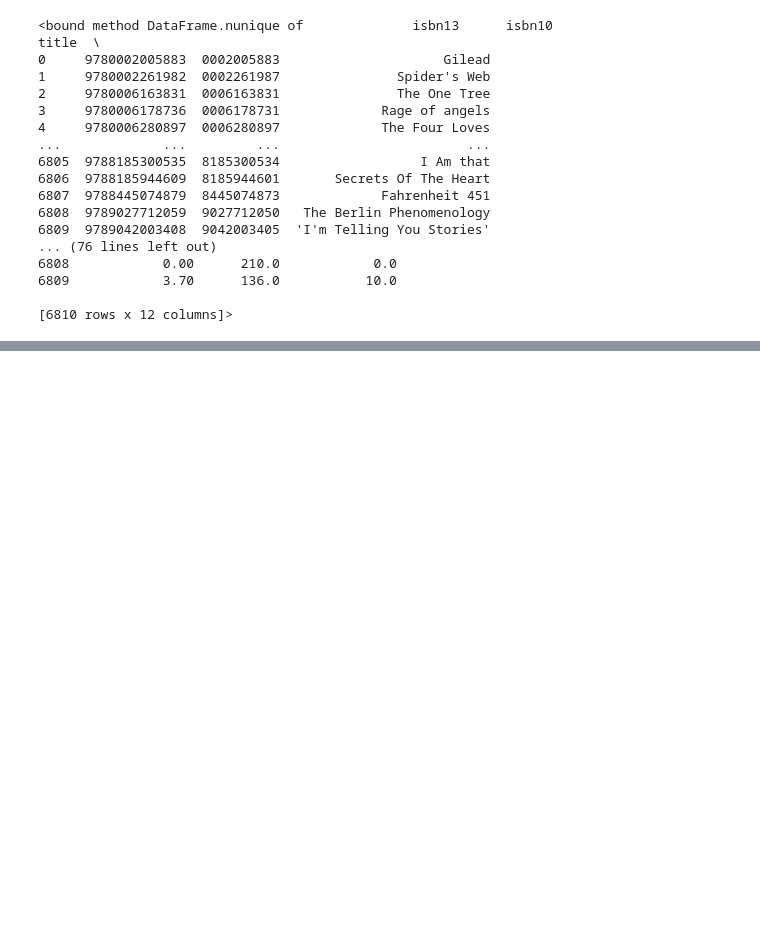
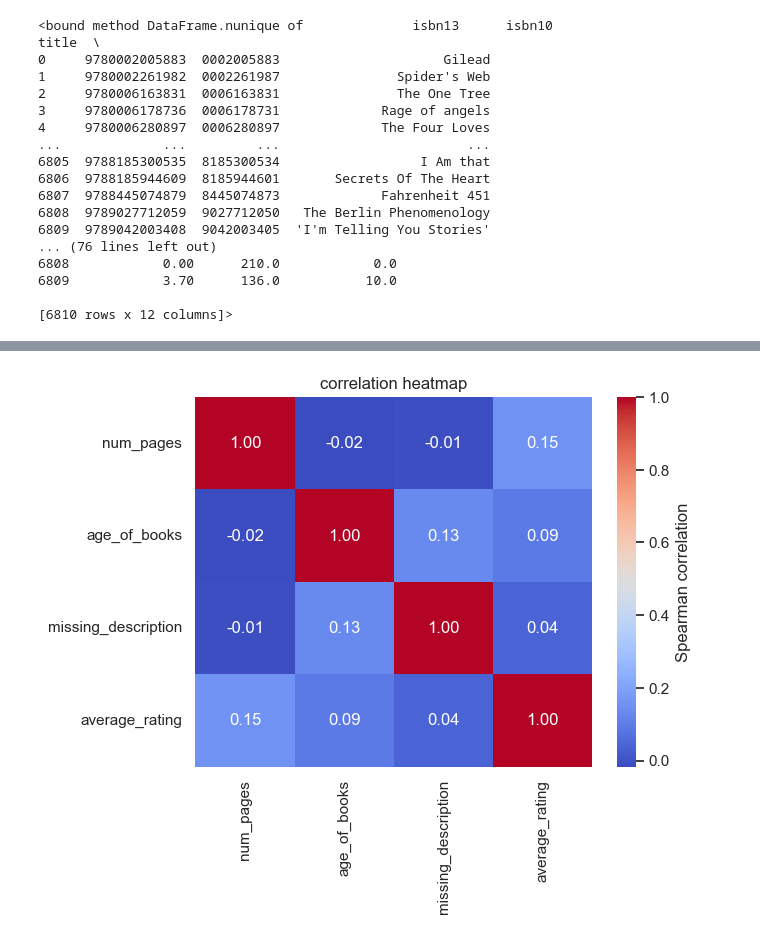
Before and after one commit to codeultr0n/llm-products, a Jupyter notebook: Data-explore-Books.ipynb, the cells around one changed output, grey strips where cells are left out. Cells and saved outputs as stored; diff of their text form; code cells hidden in the pictures; blank space fills up the shorter version.

```diff
--- a/Data-explore-Books.ipynb
+++ b/Data-explore-Books.ipynb
@@ -111,0 +126,3 @@ import matlplotlibpyplot as plt
+# %%
+df['missing_description'] = np.where(df['description'].isna(),1,0)
+df['age_of_books'] = 2024-df['published_year']
@@ -111,0 +140,7 @@ import matlplotlibpyplot as plt
+# %%
+heatmap = sns.heatmap(correlation_matrix,annot=True,fmt='.2f',cmap='coolwarm',cbar_kws={"label":"Spearman correlation"})
+
+heatmap.set_title('correlation heatmap')
+plt.show()
+# %% [output]
+[figure, added]
```
Also changed, not shown: parts of 26 cells of this notebook, 1 other file.
